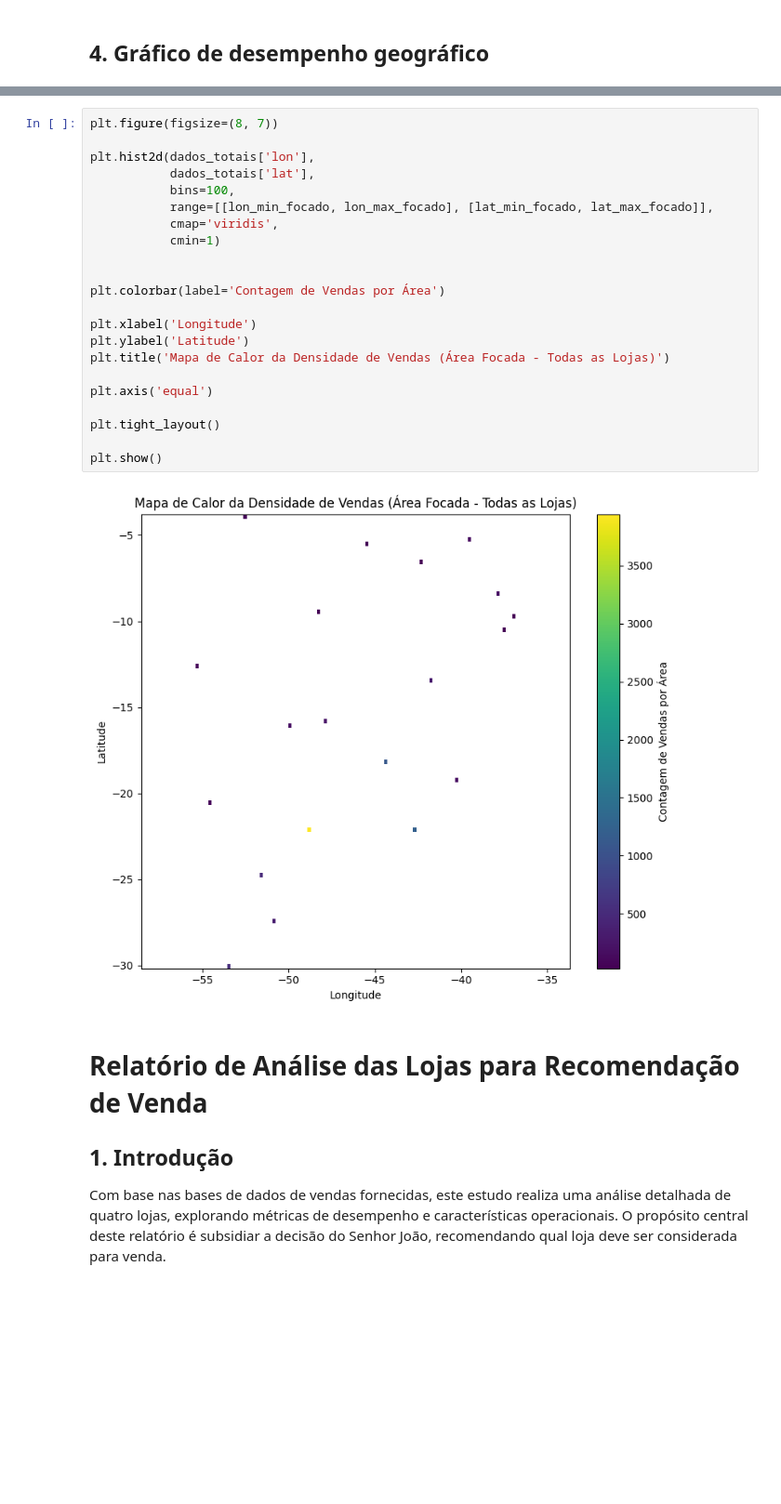
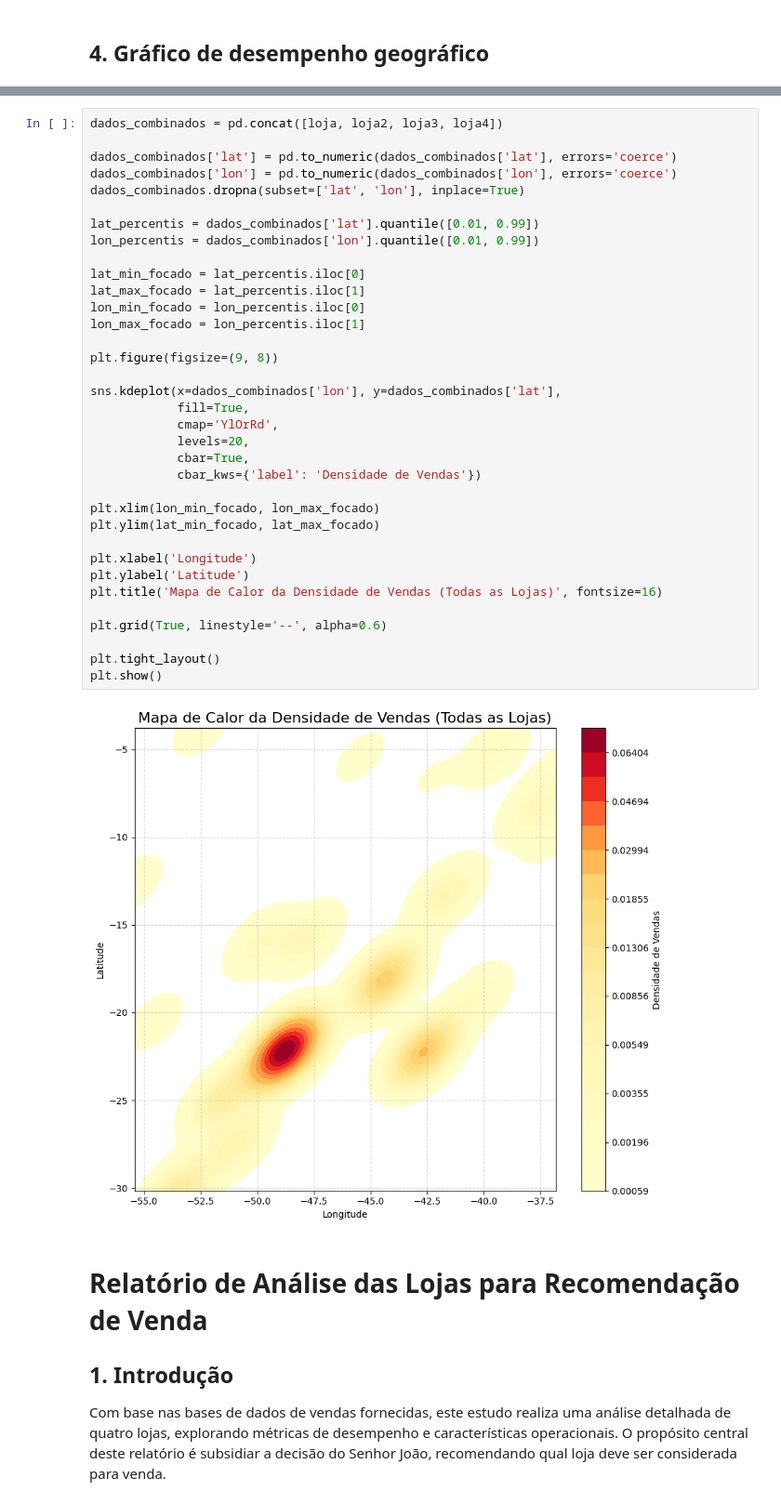
Before and after one commit to fabio-guilherme-82/alura-store, a Jupyter notebook: tratativas/analise_de_lojas.ipynb, the cells around one changed output, grey strips where cells are left out. Shown at 93% size. Drawn from its saved outputs; the diff is of its cells as text; blank space fills up the shorter version.

Commit message:
corrigindo mapa de calor

```diff
--- a/tratativas/analise_de_lojas.ipynb
+++ b/tratativas/analise_de_lojas.ipynb
@@ -438,27 +381,40 @@ plt.show()
-# %%
-plt.figure(figsize=(8, 7))
-
-plt.hist2d(dados_totais['lon'],
-           dados_totais['lat'],
-           bins=100,
-           range=[[lon_min_focado, lon_max_focado], [lat_min_focado, lat_max_focado]],
-           cmap='viridis',
-           cmin=1)
-
-
-plt.colorbar(label='Contagem de Vendas por Área')
-
-plt.xlabel('Longitude')
-plt.ylabel('Latitude')
-plt.title('Mapa de Calor da Densidade de Vendas (Área Focada - Todas as Lojas)')
-
-plt.axis('equal')
-
-plt.tight_layout()
-
-plt.show()
-# %% [output]
-[figure, removed]
+# %%
+dados_combinados = pd.concat([loja, loja2, loja3, loja4])
+
+dados_combinados['lat'] = pd.to_numeric(dados_combinados['lat'], errors='coerce')
+dados_combinados['lon'] = pd.to_numeric(dados_combinados['lon'], errors='coerce')
+dados_combinados.dropna(subset=['lat', 'lon'], inplace=True)
+
+lat_percentis = dados_combinados['lat'].quantile([0.01, 0.99])
+lon_percentis = dados_combinados['lon'].quantile([0.01, 0.99])
+
+lat_min_focado = lat_percentis.iloc[0]
+lat_max_focado = lat_percentis.iloc[1]
+lon_min_focado = lon_percentis.iloc[0]
+lon_max_focado = lon_percentis.iloc[1]
+
+plt.figure(figsize=(9, 8))
+
+sns.kdeplot(x=dados_combinados['lon'], y=dados_combinados['lat'],
+            fill=True,
+            cmap='YlOrRd',
+            levels=20,
+            cbar=True,
+            cbar_kws={'label': 'Densidade de Vendas'})
+
+plt.xlim(lon_min_focado, lon_max_focado)
+plt.ylim(lat_min_focado, lat_max_focado)
+
+plt.xlabel('Longitude')
+plt.ylabel('Latitude')
+plt.title('Mapa de Calor da Densidade de Vendas (Todas as Lojas)', fontsize=16)
+
+plt.grid(True, linestyle='--', alpha=0.6)
+
+plt.tight_layout()
+plt.show()
+# %% [output]
+[figure, added]
 # %% [markdown]
 # Relatório de Análise das Lojas para Recomendação de Venda
 
```
Also changed, not shown: parts of 2 cells of this notebook.
